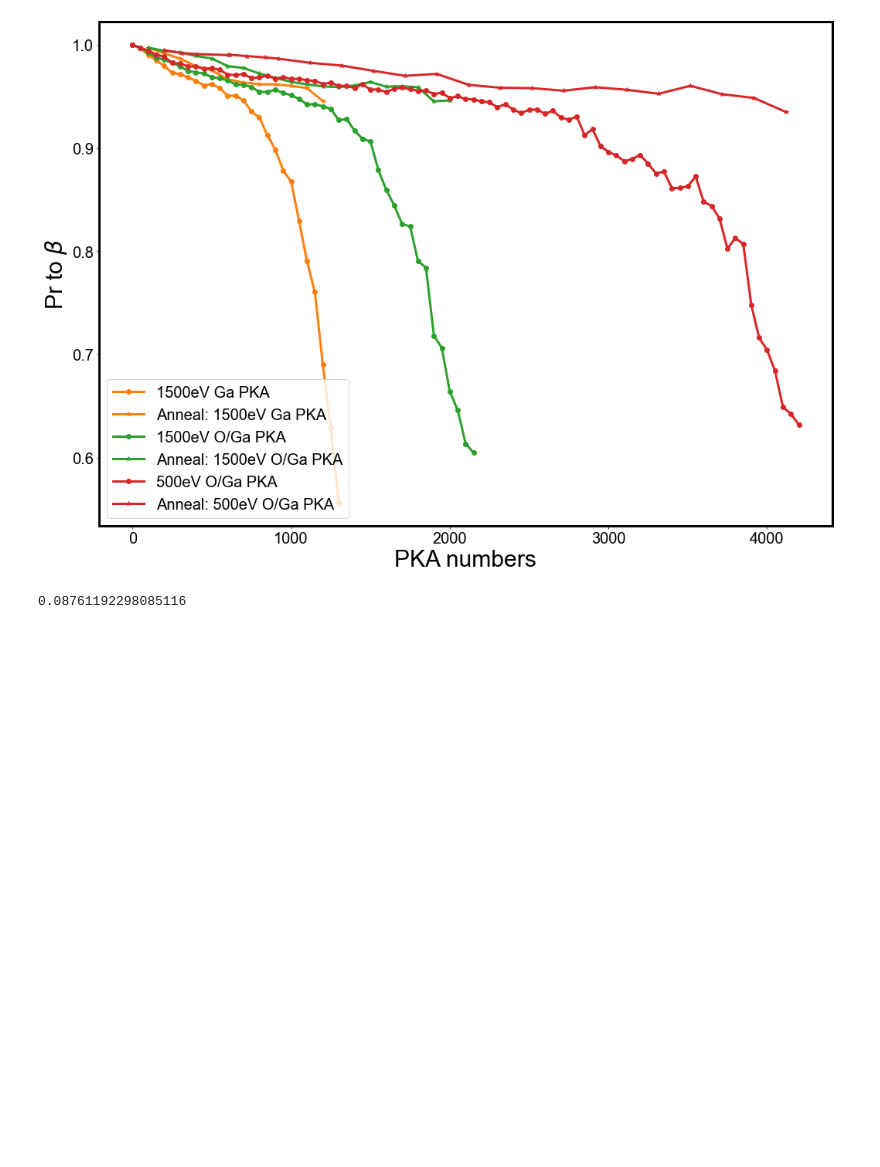
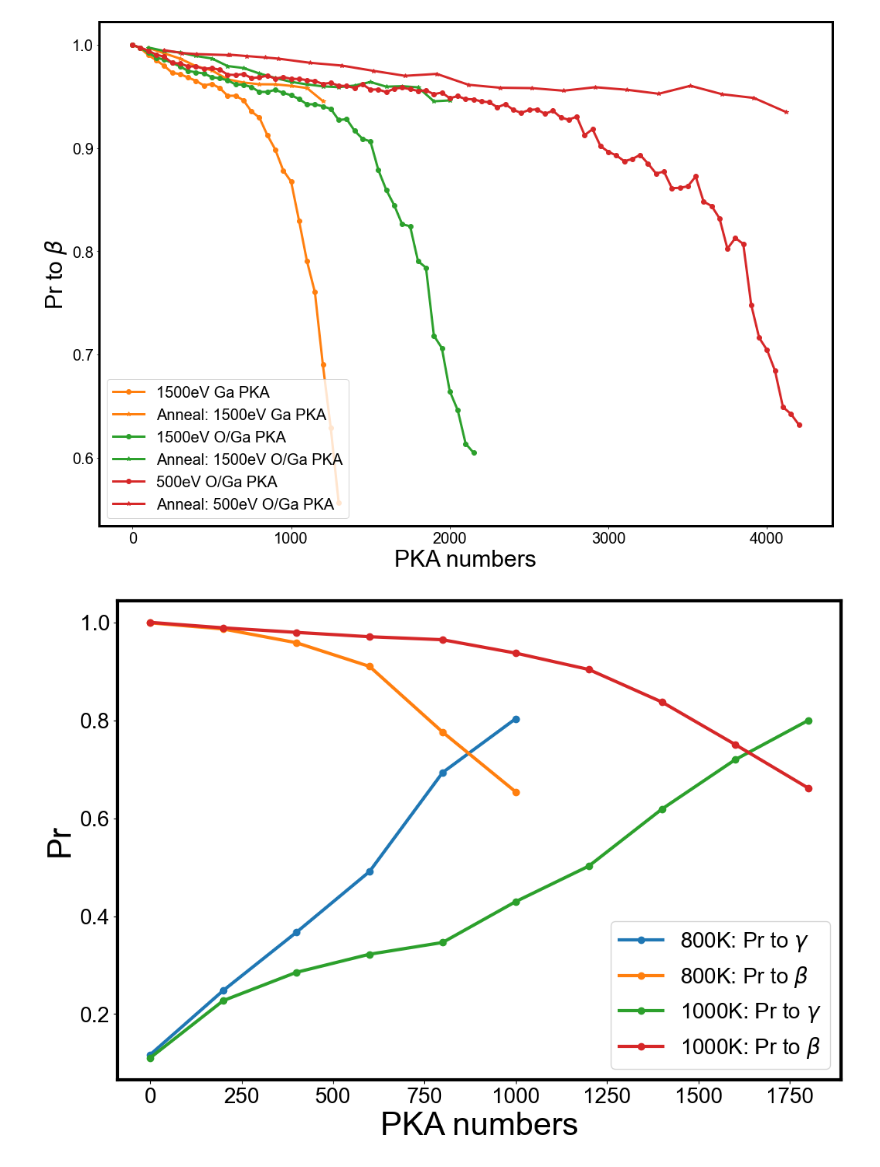
Before and after one commit to HE-RU10/ga2o3, a Jupyter notebook: rdf_overlapping.ipynb, the cells around one changed output. Cells and saved outputs as stored; diff of their text form; code cells hidden in the pictures; blank space fills up the shorter version.

```diff
--- a/rdf_overlapping.ipynb
+++ b/rdf_overlapping.ipynb
@@ -752,6 +751,75 @@ plt.rcParams["font.family"] = "arial"
  2318 2518 2717 2917 3117 3317 3517 3717 3917 4117]
 [figure]
 # %%
-DPA(1500,530+1,193.294,160000,TDEga2o3)
+path1='/Users/ruhe/Desktop/ga2o3/overlapping/cascade_anneal/800Ksmall1500ev/gardf'
+os.chdir(path1)
+gammardf=pd.read_csv('gamma', sep=' ',skiprows=1)
+gammardf=gammardf[(gammardf.iloc[:, 0] > 4.0) & (gammardf.iloc[:, 0] < 5.2)]
+betardf=pd.read_csv('beta', sep=' ',skiprows=1)
+betardf=betardf[(betardf.iloc[:, 0] > 4.0) & (betardf.iloc[:, 0] < 5.2)]
+pkal1500=[i for i in range(0,1200,200) ]
+
+pr1500_gamma=np.zeros(len(pkal1500))
+pr1500_beta=np.zeros(len(pkal1500))
+dpa1500=np.zeros(len(pkal1500))
+for i in range(len(pkal1500)):
+    dpa1500[i]=DPA(1500,pkal1500[i]+1,193.294,160000,TDEga2o3)
+#pearson_anneal1500=np.zeros(len(pkal1500))
+for j in range(len(pkal1500)):
+#for i in [50]:
+    i=pkal1500[j]
+    f='pka.'+str(i)
+    rdf=pd.read_csv(f, sep=' ',skiprows=1)
+    rdf=rdf[(rdf.iloc[:, 0] > 4.0) & (rdf.iloc[:, 0] < 5.2)]
+   # plt.plot(rdf.iloc[:,0],rdf.iloc[:,1]+i/100,label=f)
+    #f='anneal'+str(i)+'pka'
+    #rdf_anneal=pd.read_csv(f, sep=' ',skiprows=1)
+    #rdf_anneal=rdf_anneal[(rdf_anneal.iloc[:, 0] > 4.0) & (rdf_anneal.iloc[:, 0] < 5.2)]
+    #plt.plot(rdf_anneal.iloc[:,0],rdf.iloc[:,1]+i/100+0.2,label=f)
+    pr1500_gamma[j]=stats.pearsonr(rdf.iloc[:,1], gammardf.iloc[:,1])[0]
+    pr1500_beta[j]=stats.pearsonr(rdf.iloc[:,1], betardf.iloc[:,1])[0]
+    #pearson_anneal1500[j]=stats.pearsonr(rdf_anneal.iloc[:,1], gammardf.iloc[:,1])[0]
+plt.plot(pkal1500, pr1500_gamma,'-o',label=r'800K: Pr to $\gamma$',linewidth=3)
+plt.plot(pkal1500, pr1500_beta,'-o',label=r'800K: Pr to $\beta$',linewidth=3)
+plt.xlabel('dpa',fontsize=30)
+plt.ylabel('Pr',fontsize=30)
+plt.rcParams["axes.linewidth"] = 3
+plt.rcParams["figure.figsize"] = (12,8)
+plt.xticks(fontsize=20)
+plt.yticks(fontsize=20)
+plt.legend(fontsize=20)
+plt.rcParams["font.family"] = "arial"
+path2='/Users/ruhe/Desktop/ga2o3/overlapping/cascade_anneal/small1500ev/gardf'
+os.chdir(path2)
+gammardf=pd.read_csv('gamma', sep=' ',skiprows=1)
+gammardf=gammardf[(gammardf.iloc[:, 0] > 4.0) & (gammardf.iloc[:, 0] < 5.2)]
+betardf=pd.read_csv('beta', sep=' ',skiprows=1)
+betardf=betardf[(betardf.iloc[:, 0] > 4.0) & (betardf.iloc[:, 0] < 5.2)]
+pkal1500=[i for i in range(0,1900,200) ]
+
+pr1500_gamma=np.zeros(len(pkal1500))
+pr1500_beta=np.zeros(len(pkal1500))
+dpa1500=np.zeros(len(pkal1500))
+for i in range(len(pkal1500)):
+    dpa1500[i]=DPA(1500,pkal1500[i]+1,193.294,160000,TDEga2o3)
+#pearson_anneal1500=np.zeros(len(pkal1500))
+for j in range(len(pkal1500)):
+#for i in [50]:
+    i=pkal1500[j]
+    f='pka.'+str(i)
+    rdf=pd.read_csv(f, sep=' ',skiprows=1)
+    rdf=rdf[(rdf.iloc[:, 0] > 4.0) & (rdf.iloc[:, 0] < 5.2)]
+    pr1500_gamma[j]=stats.pearsonr(rdf.iloc[:,1], gammardf.iloc[:,1])[0]
+    pr1500_beta[j]=stats.pearsonr(rdf.iloc[:,1], betardf.iloc[:,1])[0]
+plt.plot(pkal1500, pr1500_gamma,'-o',label=r'1000K: Pr to $\gamma$',linewidth=3)
+plt.plot(pkal1500, pr1500_beta,'-o',label=r'1000K: Pr to $\beta$',linewidth=3)
+plt.xlabel('PKA numbers',fontsize=30)
+plt.ylabel('Pr',fontsize=30)
+plt.rcParams["axes.linewidth"] = 3
+plt.rcParams["figure.figsize"] = (12,8)
+plt.xticks(fontsize=20)
+plt.yticks(fontsize=20)
+plt.legend(fontsize=20)
+plt.rcParams["font.family"] = "arial"
 # %% [output]
-0.08761192298085116
+[figure, added]
```
Also changed, not shown: parts of 3 cells of this notebook, 5 other files.
